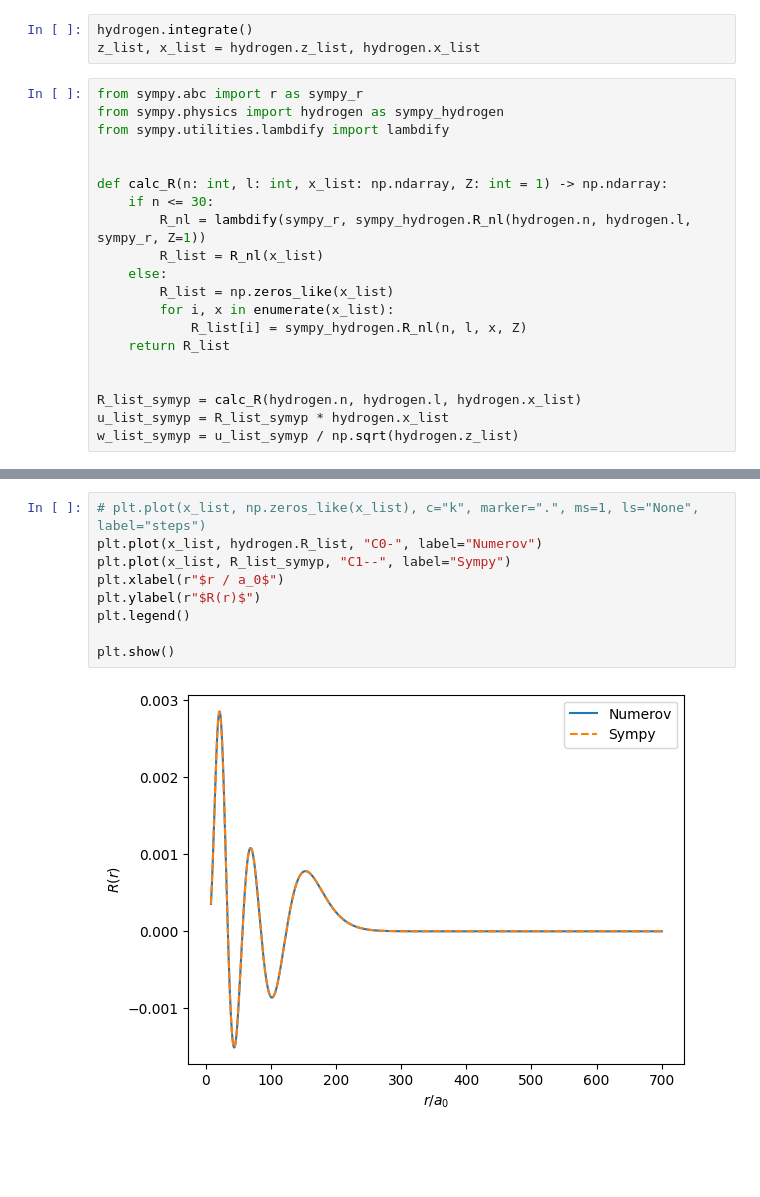
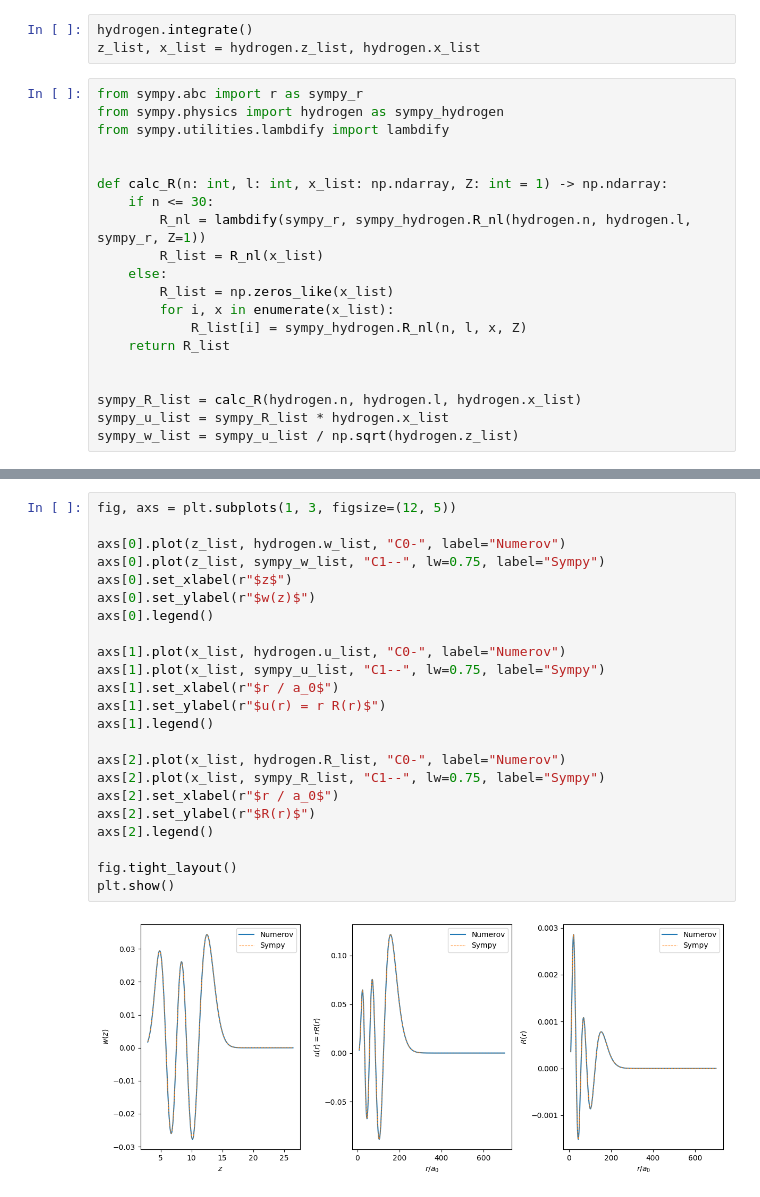
Before and after one commit to pairinteraction/ryd-numerov, a Jupyter notebook: docs/examples/example_hydrogen.ipynb, the cells around one changed output, grey strips where cells are left out. Drawn from its saved outputs; the diff is of its cells as text; blank space fills up the shorter version.

```diff
--- a/docs/examples/example_hydrogen.ipynb
+++ b/docs/examples/example_hydrogen.ipynb
@@ -28,6 +28,6 @@ def calc_R(n: int, l: int, x_list: np.ndarray, Z: int = 1) -> np.ndarray:
     return R_list
 
 
-R_list_symyp = calc_R(hydrogen.n, hydrogen.l, hydrogen.x_list)
-u_list_symyp = R_list_symyp * hydrogen.x_list
-w_list_symyp = u_list_symyp / np.sqrt(hydrogen.z_list)
+sympy_R_list = calc_R(hydrogen.n, hydrogen.l, hydrogen.x_list)
+sympy_u_list = sympy_R_list * hydrogen.x_list
+sympy_w_list = sympy_u_list / np.sqrt(hydrogen.z_list)
@@ -56,11 +34,25 @@ plt.show()
-# %%
-# plt.plot(x_list, np.zeros_like(x_list), c="k", marker=".", ms=1, ls="None", label="steps")
-plt.plot(x_list, hydrogen.R_list, "C0-", label="Numerov")
-plt.plot(x_list, R_list_symyp, "C1--", label="Sympy")
-plt.xlabel(r"$r / a_0$")
-plt.ylabel(r"$R(r)$")
-plt.legend()
-
-plt.show()
-# %% [output]
-[figure, removed]
+# %%
+fig, axs = plt.subplots(1, 3, figsize=(12, 5))
+
+axs[0].plot(z_list, hydrogen.w_list, "C0-", label="Numerov")
+axs[0].plot(z_list, sympy_w_list, "C1--", lw=0.75, label="Sympy")
+axs[0].set_xlabel(r"$z$")
+axs[0].set_ylabel(r"$w(z)$")
+axs[0].legend()
+
+axs[1].plot(x_list, hydrogen.u_list, "C0-", label="Numerov")
+axs[1].plot(x_list, sympy_u_list, "C1--", lw=0.75, label="Sympy")
+axs[1].set_xlabel(r"$r / a_0$")
+axs[1].set_ylabel(r"$u(r) = r R(r)$")
+axs[1].legend()
+
+axs[2].plot(x_list, hydrogen.R_list, "C0-", label="Numerov")
+axs[2].plot(x_list, sympy_R_list, "C1--", lw=0.75, label="Sympy")
+axs[2].set_xlabel(r"$r / a_0$")
+axs[2].set_ylabel(r"$R(r)$")
+axs[2].legend()
+
+fig.tight_layout()
+plt.show()
+# %% [output]
+[figure, added]
```
Also changed, not shown: parts of 3 cells of this notebook, 2 other files.
